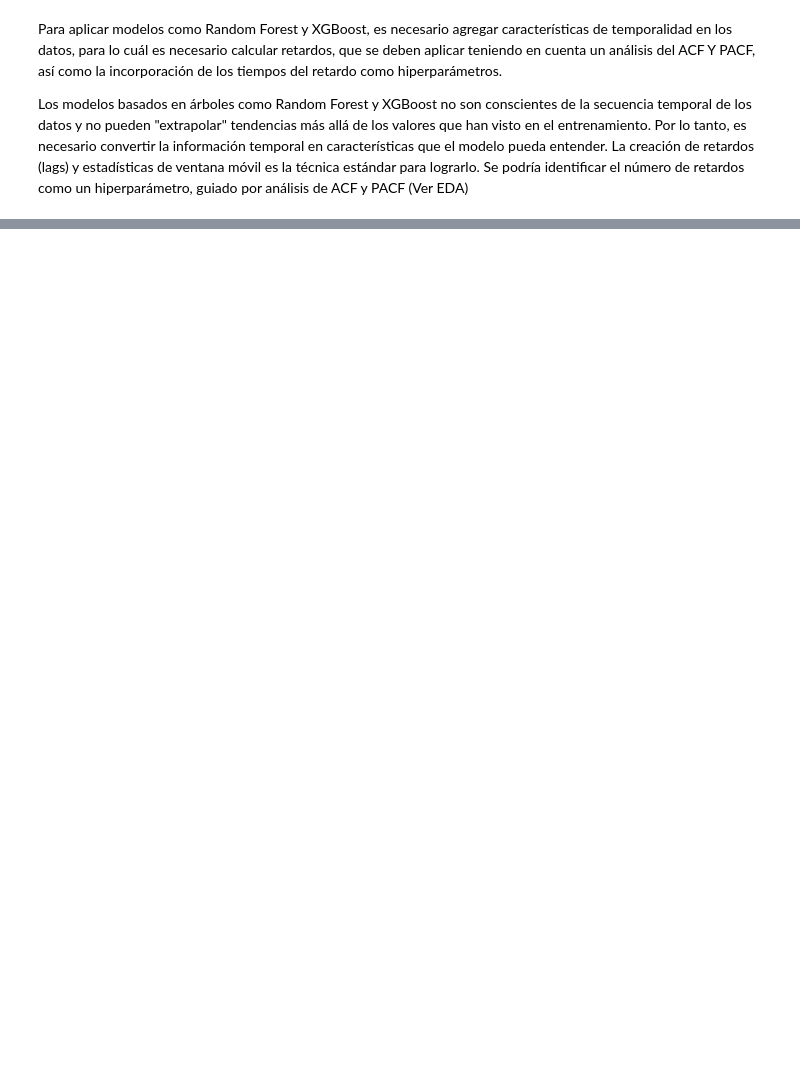
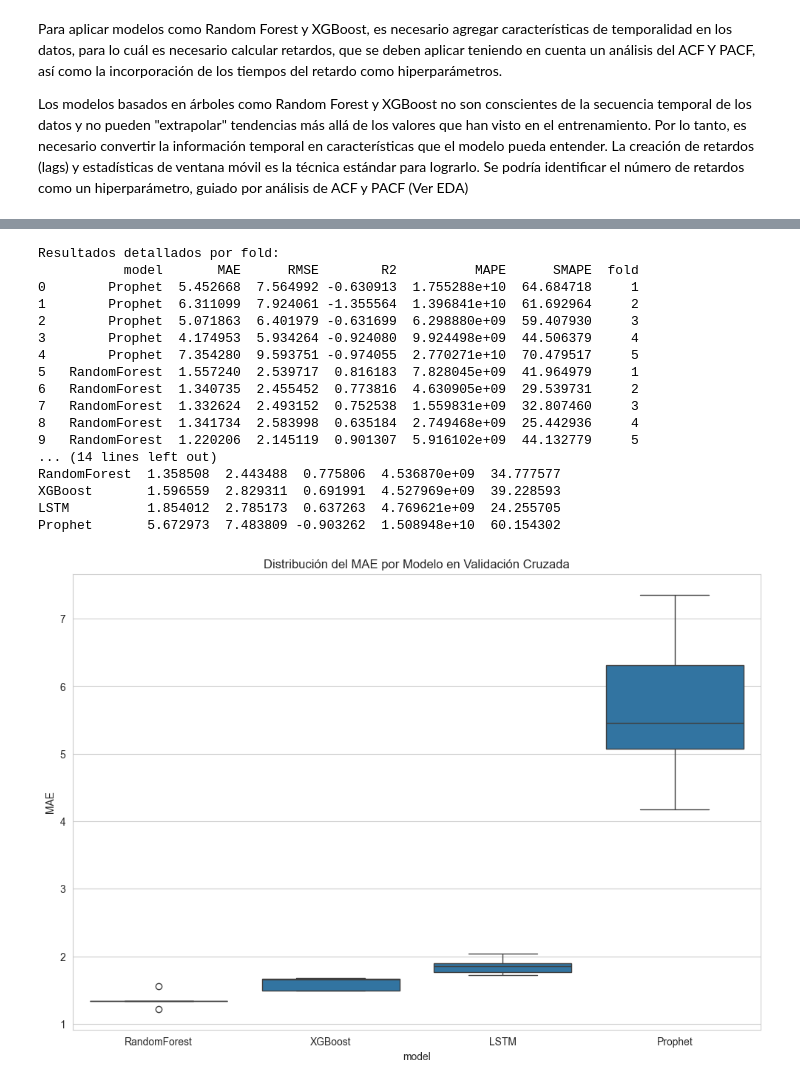
Before and after one commit to rortizgeo/Maestria_CD_Proyecto-Aplicado, a Jupyter notebook: PA_Modelamiento-Validacion.ipynb, the cells around one changed output, grey strips where cells are left out. Saved outputs shown, nothing was run; the diff lists cells and outputs as text; code cells hidden in the pictures; blank space fills up the shorter version.

Commit message:
Ajustes en modelos

```diff
--- a/PA_Modelamiento-Validacion.ipynb
+++ b/PA_Modelamiento-Validacion.ipynb
@@ -952,21 +238,0 @@ WARNING:tensorflow:Layer lstm_9 will not use cuDNN kernels since it doesn't meet
-# %%
-# =============================================================================
-# 7. EVALUACIÓN DE MÉTRICAS
-# =============================================================================
-from sklearn.metrics import mean_absolute_error, mean_squared_error, r2_score
-# =============================================================================
-# BLOQUE DE RESUMEN FINAL
-# =============================================================================
-all_results = []
-for model, folds in results_detailed.items():
-    for res in folds:
-        res["model"] = model
-        all_results.append(res)
-
-df_results = pd.DataFrame(all_results)
-
-print("\n=== Resultados Detallados ===")
-print(df_results[["model", "fold", "MAE", "RMSE", "R2", "SMAPE", "params"]])
-
-print("\n=== Promedio por modelo ===")
-print(df_results.groupby("model")[["MAE", "RMSE", "R2", "SMAPE"]].mean())
@@ -998,0 +368,43 @@ SyntaxError: invalid syntax (3490325224.py, line 1)
+# %%
+# =============================================================================
+# 8. RESUMEN DE RESULTADOS
+# =============================================================================
+all_results = []
+for model_name, entries in results_detailed.items():
+    for res in entries:
+        all_results.append({"model": model_name, **res})
+
+if all_results:
+    df_results = pd.DataFrame(all_results)
+    print("\nResultados detallados por fold:")
+    print(df_results)
+    print("\nResumen por modelo (media de métricas):")
+    summary = df_results.groupby("model")[["MAE", "RMSE", "R2", "MAPE", "SMAPE"]].mean().sort_values("MAE")
+    print(summary)
+
+    # Visualización
+    plt.figure(figsize=(12, 8))
+    sns.boxplot(data=df_results, x='model', y='MAE', order=summary.index)
+    plt.title('Distribución del MAE por Modelo en Validación Cruzada')
+    plt.show()
+else:
+    print("No se generaron resultados para analizar.")
+# %% [output]
+Resultados detallados por fold:
+           model       MAE      RMSE        R2          MAPE      SMAPE  fold
+0        Prophet  5.452668  7.564992 -0.630913  1.755288e+10  64.684718     1
+1        Prophet  6.311099  7.924061 -1.355564  1.396841e+10  61.692964     2
+2        Prophet  5.071863  6.401979 -0.631699  6.298880e+09  59.407930     3
+3        Prophet  4.174953  5.934264 -0.924080  9.924498e+09  44.506379     4
+4        Prophet  7.354280  9.593751 -0.974055  2.770271e+10  70.479517     5
+5   RandomForest  1.557240  2.539717  0.816183  7.828045e+09  41.964979     1
+6   RandomForest  1.340735  2.455452  0.773816  4.630905e+09  29.539731     2
+7   RandomForest  1.332624  2.493152  0.752538  1.559831e+09  32.807460     3
+8   RandomForest  1.341734  2.583998  0.635184  2.749468e+09  25.442936     4
+9   RandomForest  1.220206  2.145119  0.901307  5.916102e+09  44.132779     5
+... (14 lines left out)
+RandomForest  1.358508  2.443488  0.775806  4.536870e+09  34.777577
+XGBoost       1.596559  2.829311  0.691991  4.527969e+09  39.228593
+LSTM          1.854012  2.785173  0.637263  4.769621e+09  24.255705
+Prophet       5.672973  7.483809 -0.903262  1.508948e+10  60.154302
+[figure, added]
```
Also changed, not shown: parts of 23 cells of this notebook, 1 other file.
